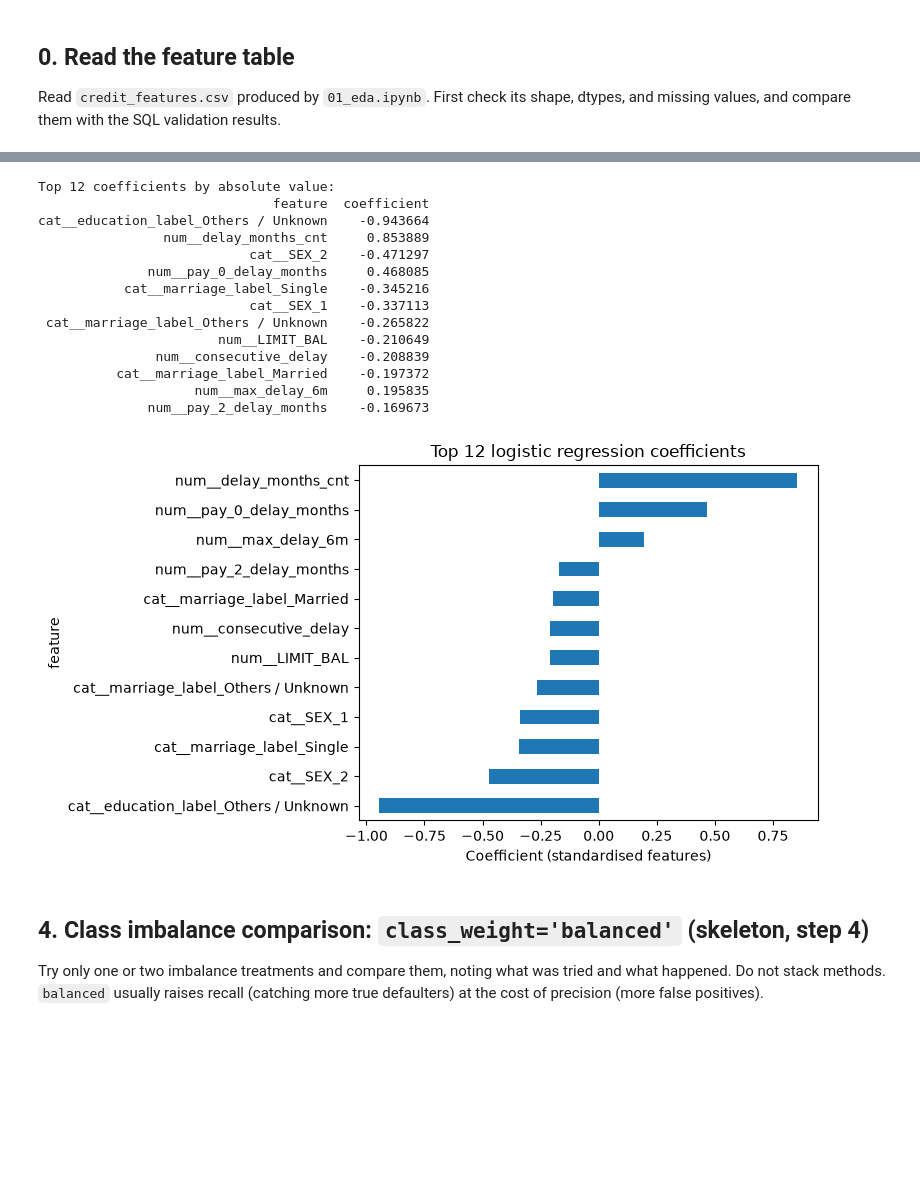
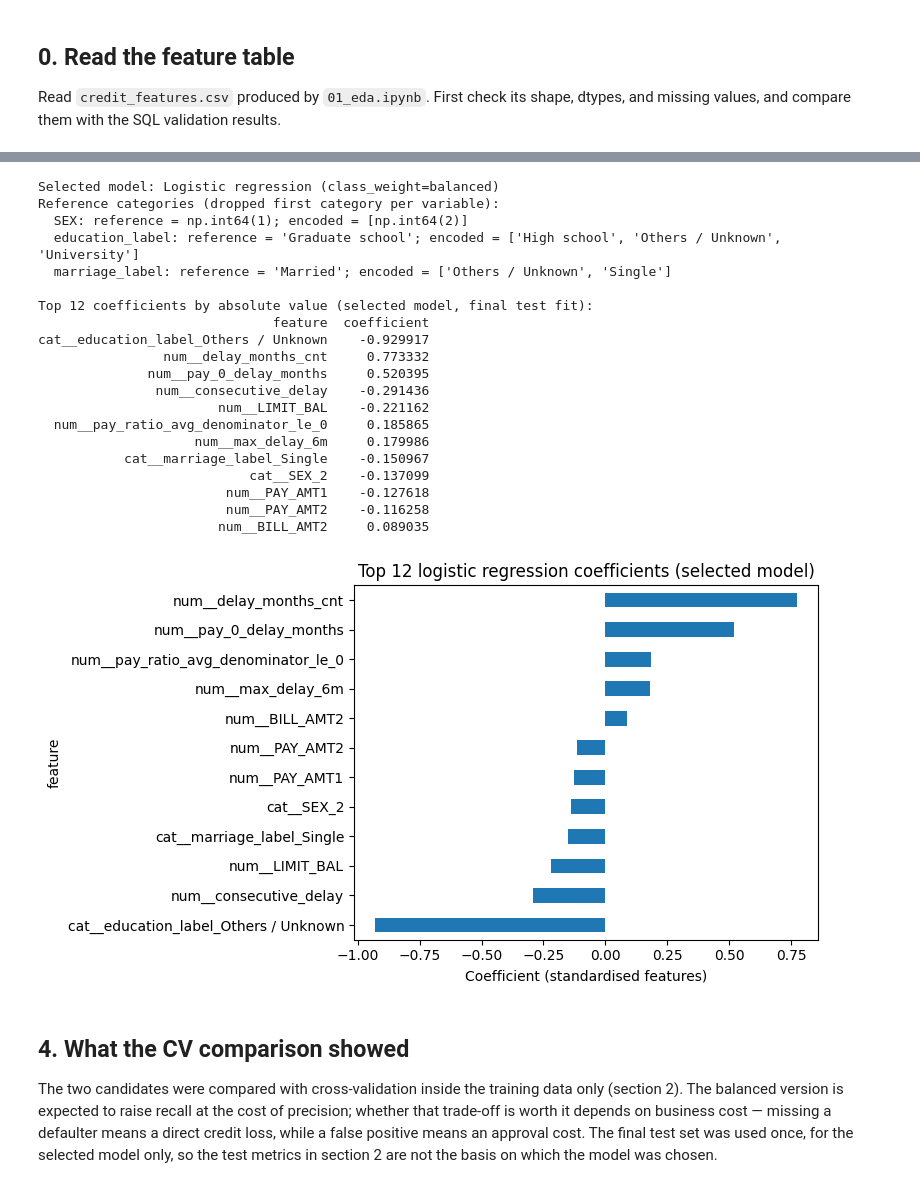
Before and after one commit to micc-cloud/credit_default_prediction, a Jupyter notebook: notebooks/02_baseline_logistic.ipynb, the cells around one changed output, grey strips where cells are left out. Saved outputs shown, nothing was run; the diff lists cells and outputs as text; code cells hidden in the pictures; blank space fills up the shorter version.

```diff
--- a/notebooks/02_baseline_logistic.ipynb
+++ b/notebooks/02_baseline_logistic.ipynb
@@ -68,28 +73,22 @@ Target default rate: 22.12 %
 - Stratified 80/20 split, `random_state=42`. The train and test default rates should be close.
 # %%
-numeric_features = (
-    ["LIMIT_BAL", "AGE"]
-    + [f"BILL_AMT{i}" for i in range(1, 7)]
-    + [f"PAY_AMT{i}" for i in range(1, 7)]
-    + ["pay_0_delay_months", "pay_2_delay_months", "pay_3_delay_months",
-       "pay_4_delay_months", "pay_5_delay_months", "pay_6_delay_months"]
-    + ["utilisation_1", "pay_ratio_1", "pay_ratio_avg", "max_delay_6m",
-       "delay_months_cnt", "consecutive_delay", "bill_trend"]
-)
-categorical_features = ["SEX", "education_label", "marriage_label"]
+numeric_features = list(NUMERIC_FEATURES)
+categorical_features = list(CATEGORICAL_FEATURES)
+
+features = pd.read_csv(PROCESSED_DIR / "credit_features.csv")
+assert_features_schema(features)
 
 X = features[numeric_features + categorical_features].copy()
 y = features["default_payment_next_month"]
 
-# Fill missing ratio values with the median (only to run the baseline; the formal treatment is in the skeleton)
-for col in ["utilisation_1", "pay_ratio_1", "pay_ratio_avg"]:
-    X[col] = X[col].fillna(X[col].median())
-
+# Split BEFORE learning any imputation values (defect 2).
 X_train, X_test, y_train, y_test = train_test_split(
     X, y, test_size=0.20, stratify=y, random_state=42)
 print(f"Training set: {len(X_train):,} rows, default rate {y_train.mean() * 100:.2f}%")
 print(f"Test set: {len(X_test):,} rows, default rate {y_test.mean() * 100:.2f}%")
 print(f"Number of features: {X.shape[1]} (numeric {len(numeric_features)} + categorical {len(categorical_features)})")
+print(f"Pre-imputation missing in train: pay_ratio_1={int(X_train['pay_ratio_1'].isna().sum())}, "
+      f"pay_ratio_avg={int(X_train['pay_ratio_avg'].isna().sum())}")
 # %% [output]
 Training set: 24,000 rows, default rate 22.12%
 Test set: 6,000 rows, default rate 22.12%
@@ -158,36 +198,48 @@ Look at the largest positive / negative coefficients: delay-related features (fo
 # %%
 feature_names = model.named_steps["preprocess"].get_feature_names_out()
 coefs = model.named_steps["clf"].coef_[0]
 coef_df = pd.DataFrame({"feature": feature_names, "coefficient": coefs})
 coef_df["abs_coef"] = coef_df["coefficient"].abs()
 top = coef_df.sort_values("abs_coef", ascending=False).head(12).drop(columns="abs_coef")
-print("Top 12 coefficients by absolute value:")
+print("Selected model:", selected_name)
+print("Reference categories (dropped first category per variable):")
+cat_encoder = model.named_steps["preprocess"].named_transformers_["cat"]
+for var, cats in zip(categorical_features, cat_encoder.categories_):
+    print(f"  {var}: reference = {cats[0]!r}; encoded = {list(cats[1:])}")
+print()
+print("Top 12 coefficients by absolute value (selected model, final test fit):")
 print(top.to_string(index=False))
 
 ax = top.sort_values("coefficient").plot(kind="barh", x="feature", y="coefficient",
                                          figsize=(8, 4.5), legend=False)
-ax.set_title("Top 12 logistic regression coefficients")
+ax.set_title("Top 12 logistic regression coefficients (selected model)")
 ax.set_xlabel("Coefficient (standardised features)")
 plt.tight_layout()
 plt.show()
 # %% [output]
-Top 12 coefficients by absolute value:
+Selected model: Logistic regression (class_weight=balanced)
+Reference categories (dropped first category per variable):
+  SEX: reference = np.int64(1); encoded = [np.int64(2)]
+  education_label: reference = 'Graduate school'; encoded = ['High school', 'Others / Unknown', 'University']
+  marriage_label: reference = 'Married'; encoded = ['Others / Unknown', 'Single']
+
+Top 12 coefficients by absolute value (selected model, final test fit):
                               feature  coefficient
-cat__education_label_Others / Unknown    -0.943664
-                num__delay_months_cnt     0.853889
-                           cat__SEX_2    -0.471297
-              num__pay_0_delay_months     0.468085
-           cat__marriage_label_Single    -0.345216
-                           cat__SEX_1    -0.337113
- cat__marriage_label_Others / Unknown    -0.265822
-                       num__LIMIT_BAL    -0.210649
-               num__consecutive_delay    -0.208839
-          cat__marriage_label_Married    -0.197372
-                    num__max_delay_6m     0.195835
-              num__pay_2_delay_months    -0.169673
+cat__education_label_Others / Unknown    -0.929917
+                num__delay_months_cnt     0.773332
+              num__pay_0_delay_months     0.520395
+               num__consecutive_delay    -0.291436
+                       num__LIMIT_BAL    -0.221162
+  num__pay_ratio_avg_denominator_le_0     0.185865
+                    num__max_delay_6m     0.179986
+           cat__marriage_label_Single    -0.150967
+                           cat__SEX_2    -0.137099
+                        num__PAY_AMT1    -0.127618
+                        num__PAY_AMT2    -0.116258
+                       num__BILL_AMT2     0.089035
-[figure, old version]
+[figure, new version]
 # %% [markdown]
-## 4. Class imbalance comparison: `class_weight='balanced'` (skeleton, step 4)
+## 4. What the CV comparison showed
 
-Try only one or two imbalance treatments and compare them, noting what was tried and what happened. Do not stack methods. `balanced` usually raises recall (catching more true defaulters) at the cost of precision (more false positives).
+The two candidates were compared with cross-validation inside the training data only (section 2). The balanced version is expected to raise recall at the cost of precision; whether that trade-off is worth it depends on business cost — missing a defaulter means a direct credit loss, while a false positive means an approval cost. The final test set was used once, for the selected model only, so the test metrics in section 2 are not the basis on which the model was chosen.
 # %%
```
Also changed, not shown: parts of 12 cells of this notebook, 1 other file.
